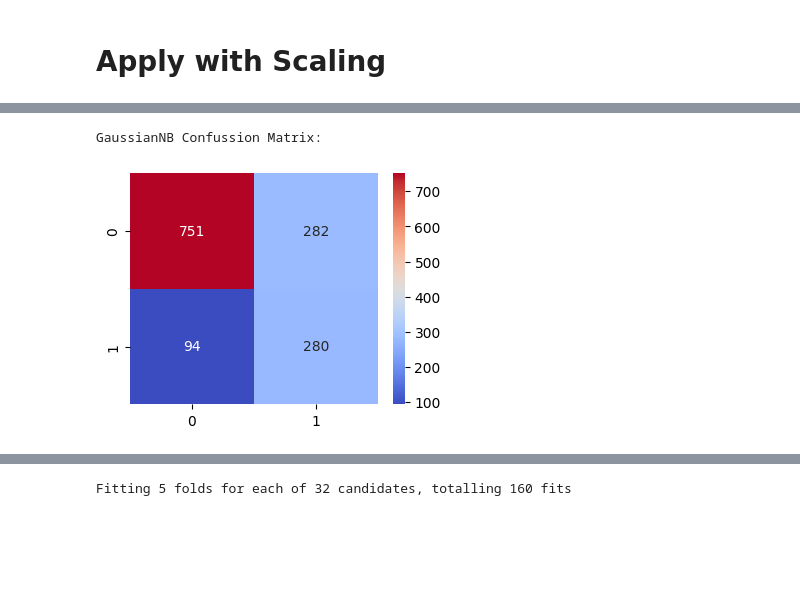
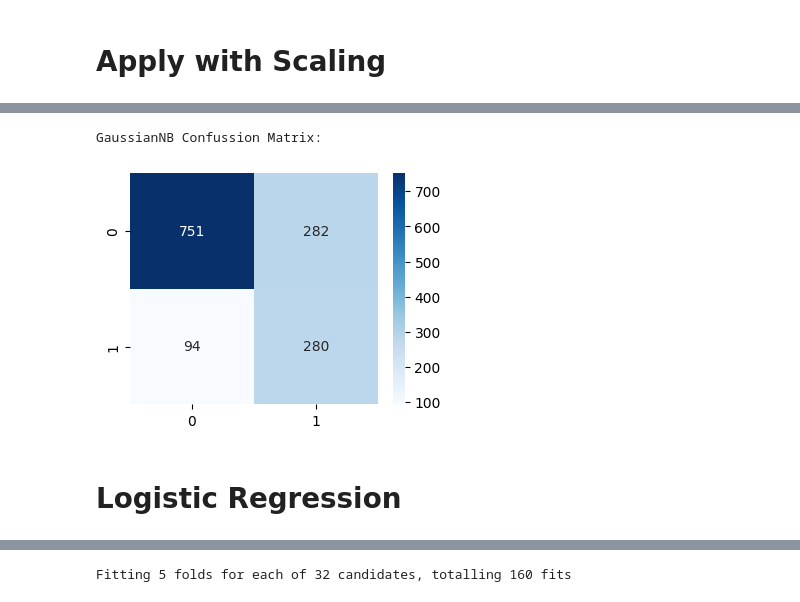
Before and after one commit to Md-Maruf-1727/customer-churn-prediction-ml, a Jupyter notebook: NoteBooks/04_model_training.ipynb, the cells around one changed output, grey strips where cells are left out. Cells and saved outputs as stored; diff of their text form; code cells hidden in the pictures; blank space fills up the shorter version.

```diff
--- a/NoteBooks/04_model_training.ipynb
+++ b/NoteBooks/04_model_training.ipynb
@@ -191,11 +198,13 @@ gnb_result
 # %%
 print("GaussianNB Confussion Matrix:")
 plt.figure(figsize=(4,3))
-sns.heatmap(gnb_confusion, annot=True, fmt='g', cmap='coolwarm')
+sns.heatmap(gnb_confusion, annot=True, fmt='g', cmap='Blues')
 plt.show()
 # %% [output]
 GaussianNB Confussion Matrix:
-[figure, old version]
+[figure, new version]
+# %% [markdown]
+# Logistic Regression
 # %%
 logi_pipeline = Pipeline([
     ('smote', SMOTE(random_state=42)),
```
Also changed, not shown: parts of 15 cells of this notebook.
